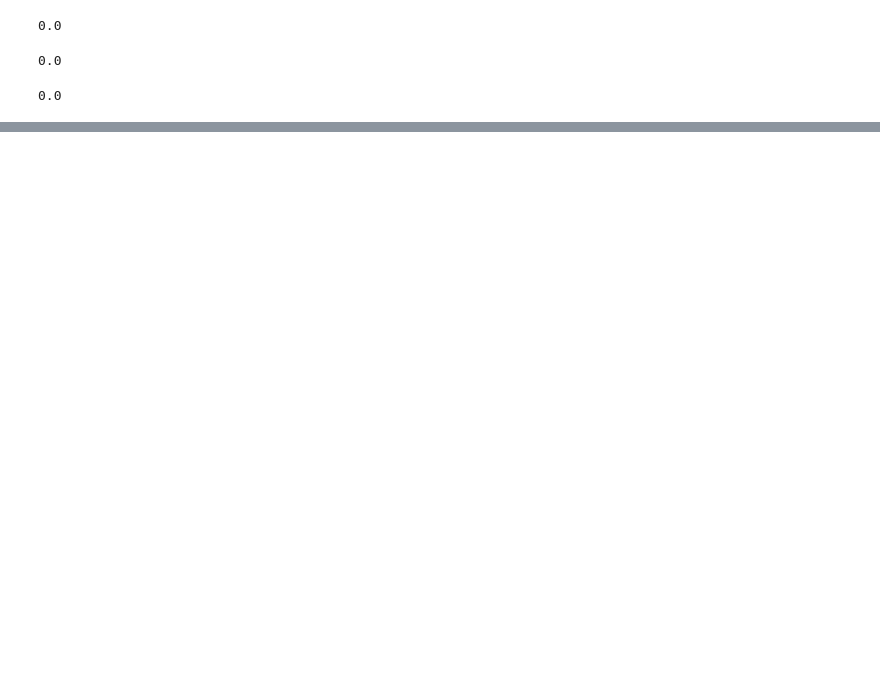
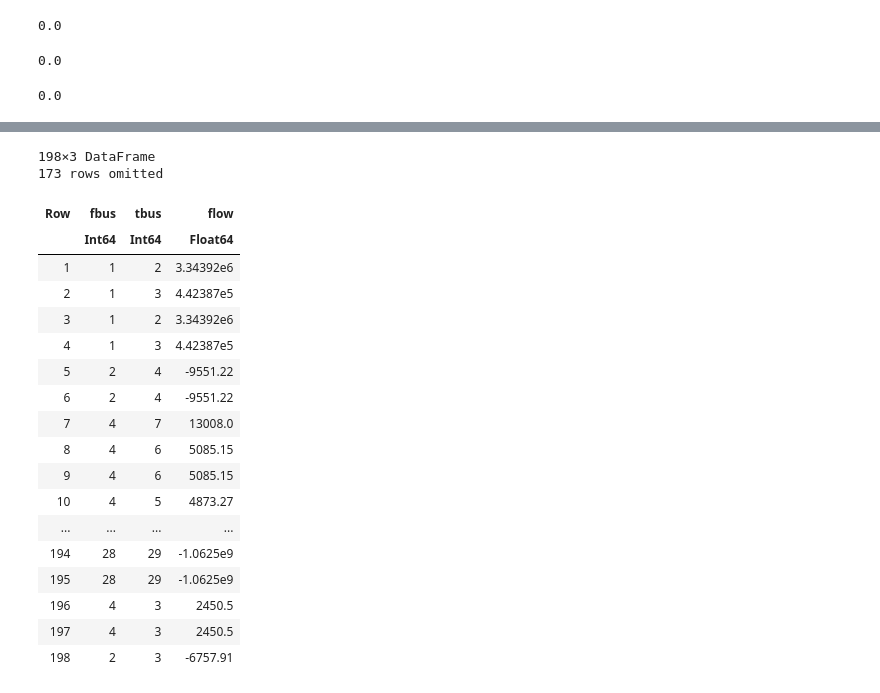
Before and after one commit to salbert-antwi/power-systems-optimization, a Jupyter notebook: Notebooks/MarketModelling_Attempt.ipynb, the cells around one changed output, grey strips where cells are left out. Drawn from its saved outputs; the diff is of its cells as text; code cells hidden in the pictures; blank space fills up the shorter version.

```diff
--- a/Notebooks/MarketModelling_Attempt.ipynb
+++ b/Notebooks/MarketModelling_Attempt.ipynb
@@ -358,0 +486,2 @@ lines
+# %%
+solution = dcopf_ieee(gens, lines, loads);
@@ -358,0 +555,23 @@ lines
+# %%
+solution.flows
+# %% [output]
+198×3 DataFrame
+173 rows omitted
+| Row | fbus | tbus | flow |
+|  | Int64 | Int64 | Float64 |
+| 1 | 1 | 2 | 3.34392e6 |
+| 2 | 1 | 3 | 4.42387e5 |
+| 3 | 1 | 2 | 3.34392e6 |
+| 4 | 1 | 3 | 4.42387e5 |
+| 5 | 2 | 4 | -9551.22 |
+| 6 | 2 | 4 | -9551.22 |
+| 7 | 4 | 7 | 13008.0 |
+| 8 | 4 | 6 | 5085.15 |
+| 9 | 4 | 6 | 5085.15 |
+| 10 | 4 | 5 | 4873.27 |
+| ... | ... | ... | ... |
+| 194 | 28 | 29 | -1.0625e9 |
+| 195 | 28 | 29 | -1.0625e9 |
+| 196 | 4 | 3 | 2450.5 |
+| 197 | 4 | 3 | 2450.5 |
+| 198 | 2 | 3 | -6757.91 |
```
Also changed, not shown: parts of 11 cells of this notebook.
